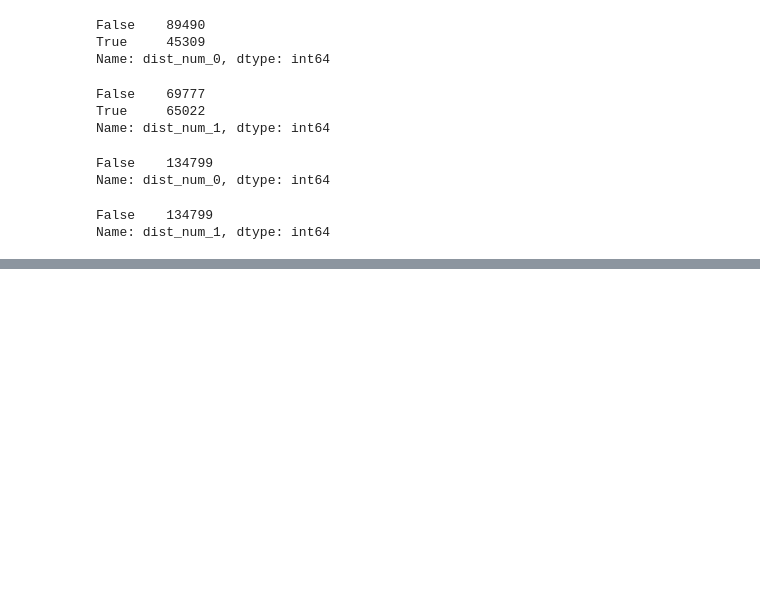
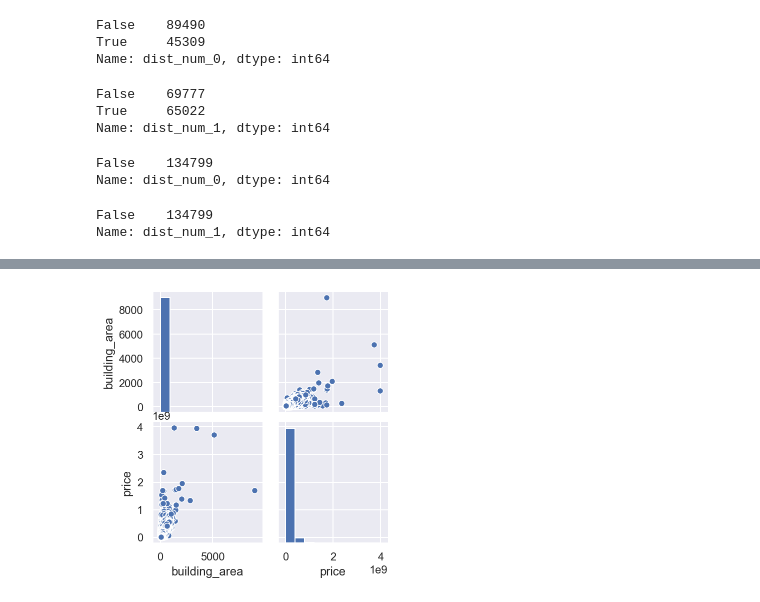
Before and after one commit to curieuxjy/real_dl_class, a Jupyter notebook: ch3/3.2.ipynb, the cells around one changed output, grey strips where cells are left out. Cells and saved outputs as stored; diff of their text form; code cells hidden in the pictures; blank space fills up the shorter version.

```diff
--- a/ch3/3.2.ipynb
+++ b/ch3/3.2.ipynb
@@ -373,0 +456,6 @@ df_train['dist_num_1'] = df_train['dist_num_1'].astype(int)
+# %%
+sns.set()
+sns.pairplot(df_train[['building_area', 'price']], height=2)
+plt.show()
+# %% [output]
+[figure, added]
```
Also changed, not shown: parts of 18 cells of this notebook.
